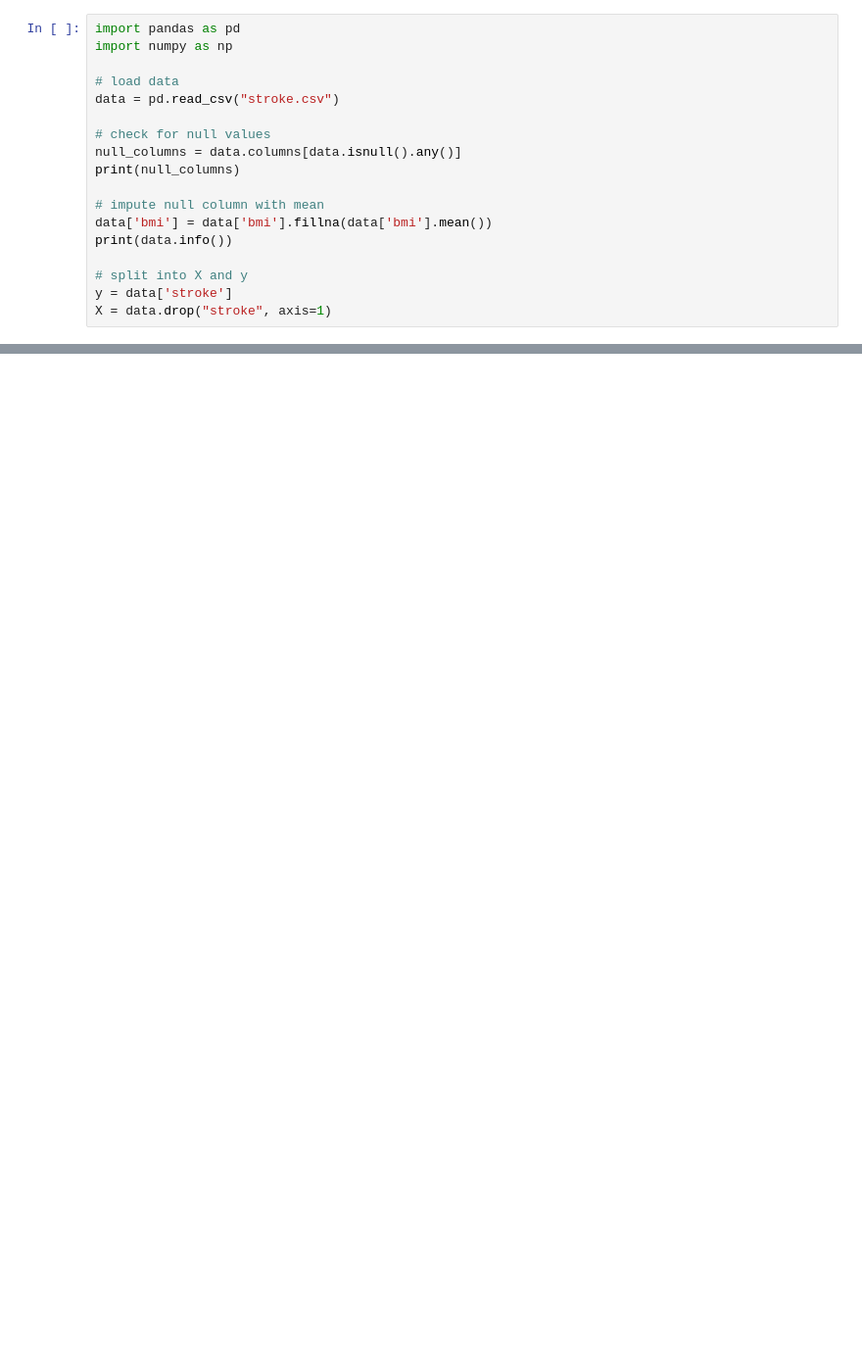
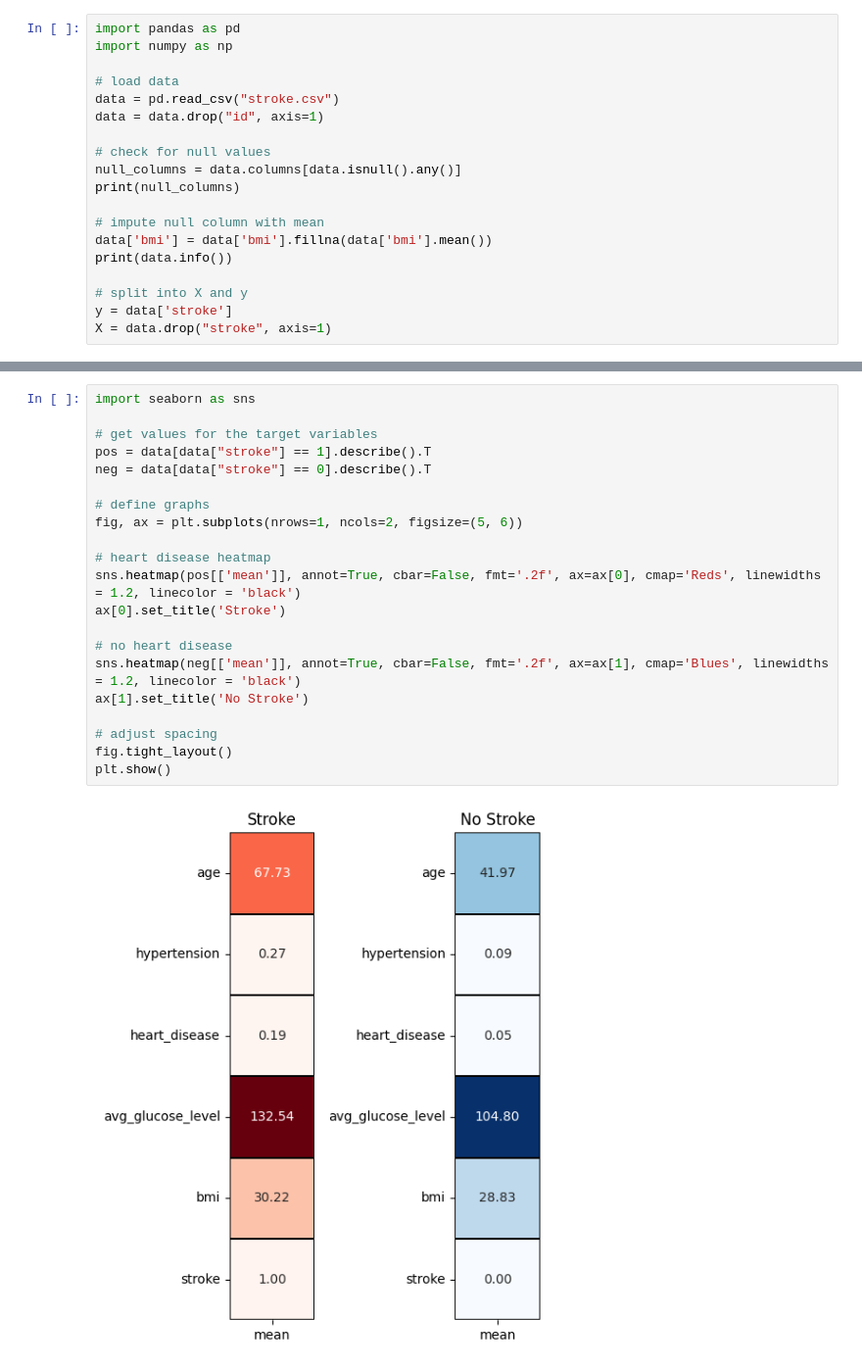
Before and after one commit to parthaMalladi/Capstone-ML, a Jupyter notebook: Stroke.ipynb, the cells around one changed output, grey strips where cells are left out. Shown: that part at 98% size. Drawn from its saved outputs; the diff is of its cells as text; blank space fills up the shorter version.

```diff
--- a/Stroke.ipynb
+++ b/Stroke.ipynb
@@ -4,6 +4,7 @@ import numpy as np
 
 # load data
 data = pd.read_csv("stroke.csv")
+data = data.drop("id", axis=1)
 
 # check for null values
 null_columns = data.columns[data.isnull().any()]
@@ -36,0 +57,23 @@ None
+# %%
+import seaborn as sns
+
+# get values for the target variables
+pos = data[data["stroke"] == 1].describe().T
+neg = data[data["stroke"] == 0].describe().T
+
+# define graphs
+fig, ax = plt.subplots(nrows=1, ncols=2, figsize=(5, 6))
+
+# heart disease heatmap
+sns.heatmap(pos[['mean']], annot=True, cbar=False, fmt='.2f', ax=ax[0], cmap='Reds', linewidths = 1.2, linecolor = 'black')
+ax[0].set_title('Stroke')
+
+# no heart disease
+sns.heatmap(neg[['mean']], annot=True, cbar=False, fmt='.2f', ax=ax[1], cmap='Blues', linewidths = 1.2, linecolor = 'black')
+ax[1].set_title('No Stroke')
+
+# adjust spacing
+fig.tight_layout()
+plt.show()
+# %% [output]
+[figure, added]
```
Also changed, not shown: parts of 9 cells of this notebook.
